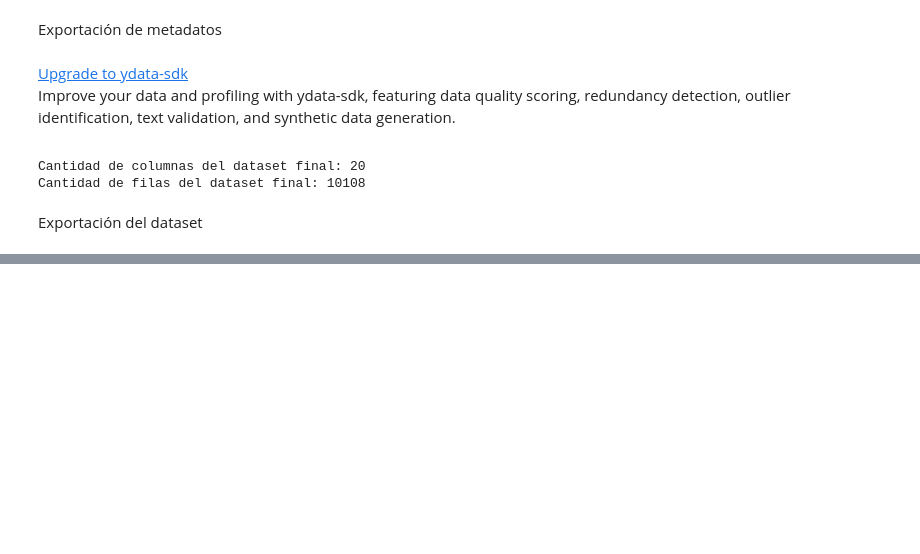
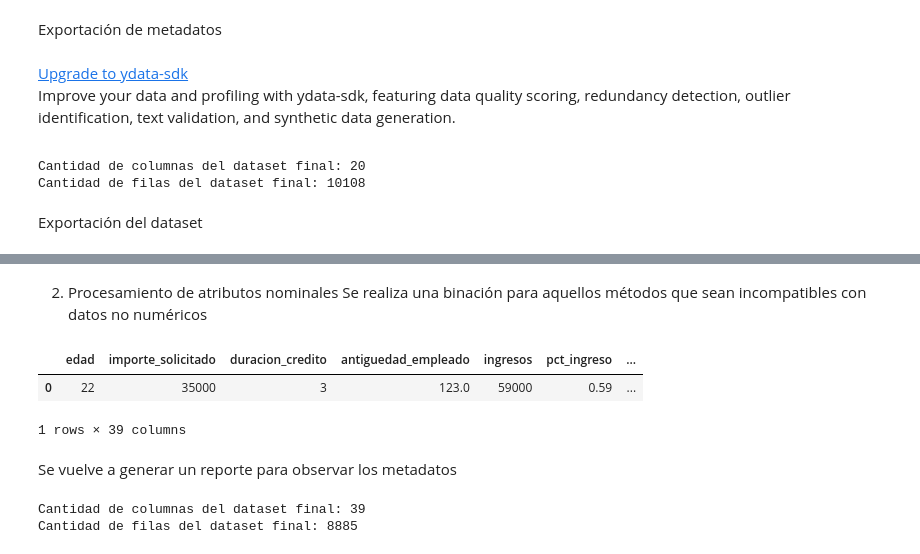
Before and after one commit to MeliHurtado/13MBID-OCT2024-25, a Jupyter notebook: notebooks/Prepración datos/PD01-Transformaciones(1).ipynb, the cells around one changed output, grey strips where cells are left out. Saved outputs shown, nothing was run; the diff lists cells and outputs as text; code cells hidden in the pictures; blank space fills up the shorter version.

```diff
--- a/notebooks/Prepración datos/PD01-Transformaciones(1).ipynb
+++ b/notebooks/Prepración datos/PD01-Transformaciones(1).ipynb
@@ -340,0 +390,12 @@ df_final.to_csv("../../data/final/datos_finales.csv", sep=';', index=False)
+# %% [markdown]
+2. Procesamiento de atributos nominales
+Se realiza una binación para aquellos métodos que sean incompatibles con datos no numéricos
+# %%
+data = pd.get_dummies(df_filtrado)
+data.head(1)
+# %% [output]
+|  | edad | importe_solicitado | duracion_credito | antiguedad_empleado | ingresos | pct_ingreso | ... |
+| 0 | 22 | 35000 | 3 | 123.0 | 59000 | 0.59 | ... |
+1 rows × 39 columns
+# %% [markdown]
+Se vuelve a generar un reporte para observar los metadatos
@@ -340,0 +405,6 @@ df_final.to_csv("../../data/final/datos_finales.csv", sep=';', index=False)
+# %%
+print(f"Cantidad de columnas del dataset final: {data.shape[1]}")
+print(f"Cantidad de filas del dataset final: {data.shape[0]}")
+# %% [output]
+Cantidad de columnas del dataset final: 39
+Cantidad de filas del dataset final: 8885
```
Also changed, not shown: parts of 9 cells of this notebook.
